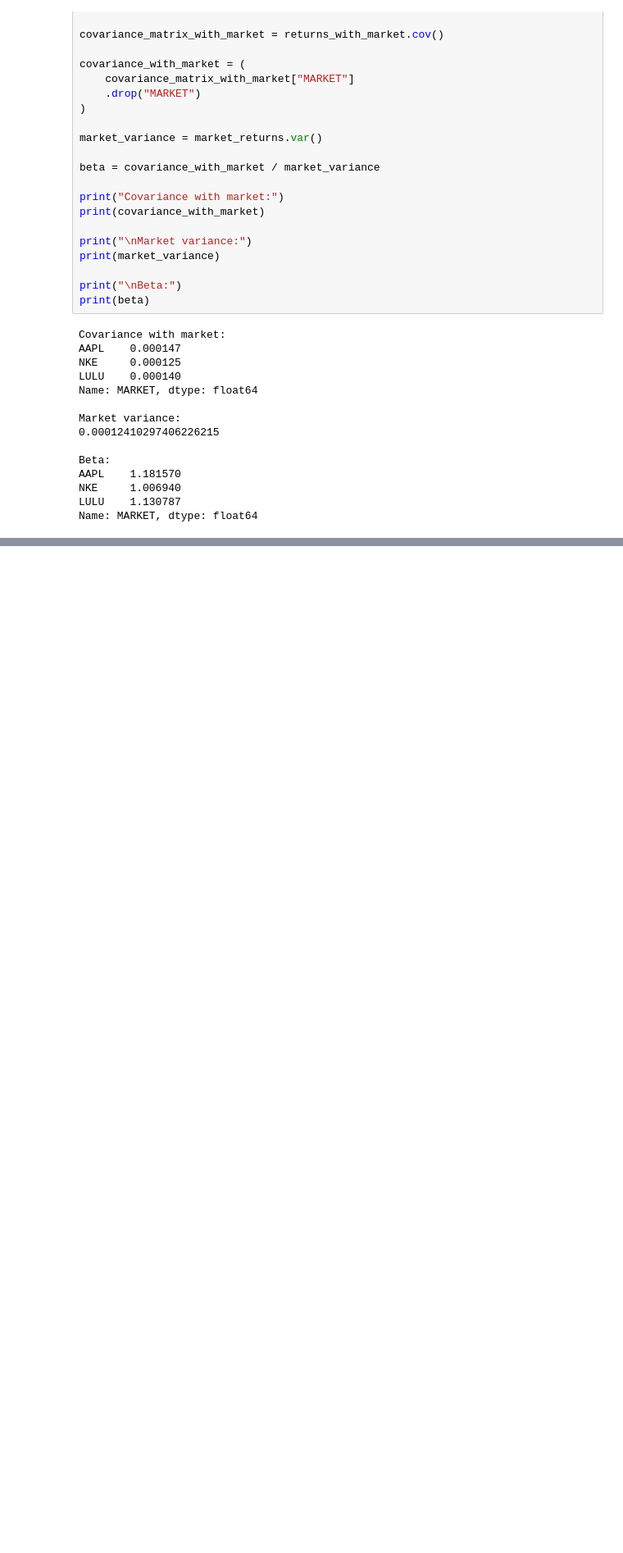
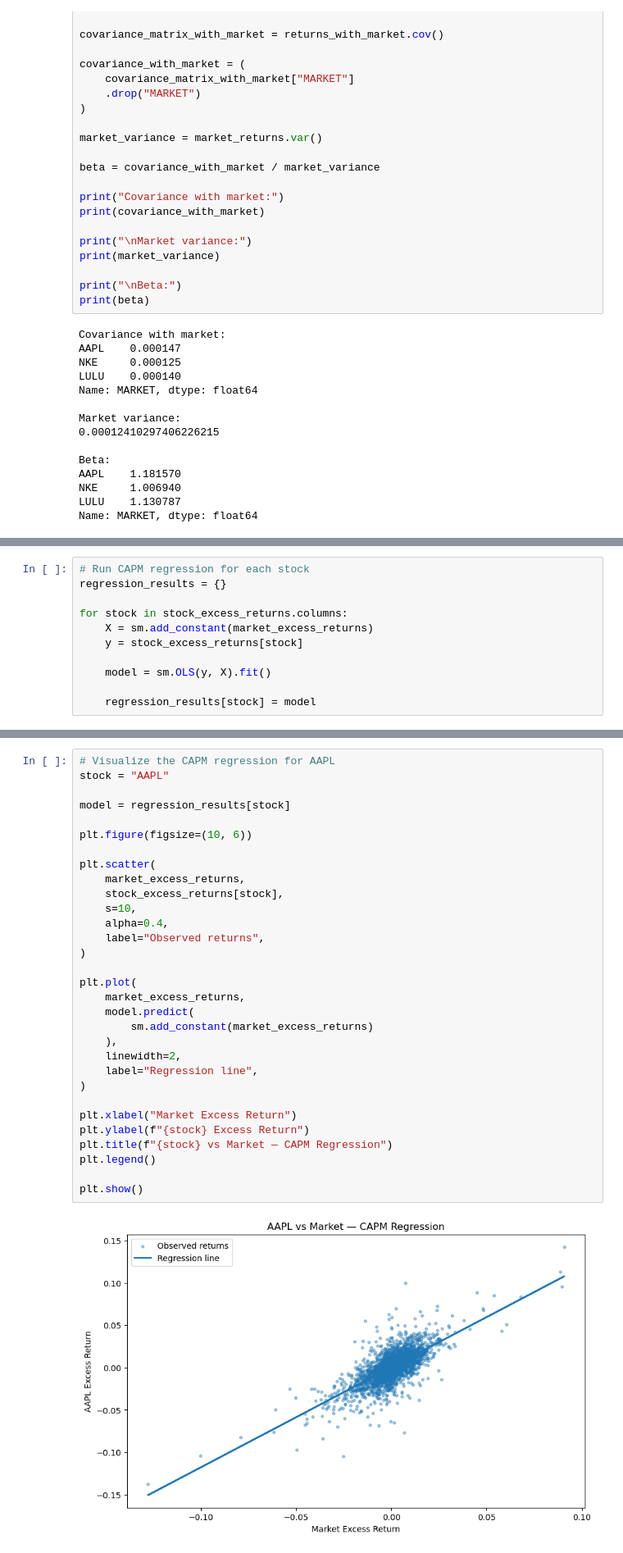
Before and after one commit to Priyansh956/Risk-engine-, a Jupyter notebook: notebooks/main.ipynb, the cells around one changed output, grey strips where cells are left out. Shown at 82% size. Cells and saved outputs as stored; diff of their text form; blank space fills up the shorter version.

```diff
--- a/notebooks/main.ipynb
+++ b/notebooks/main.ipynb
@@ -369,0 +404,11 @@ Name: MARKET, dtype: float64
+# %%
+# Run CAPM regression for each stock
+regression_results = {}
+
+for stock in stock_excess_returns.columns:
+    X = sm.add_constant(market_excess_returns)
+    y = stock_excess_returns[stock]
+
+    model = sm.OLS(y, X).fit()
+
+    regression_results[stock] = model
@@ -369,0 +559,33 @@ Name: MARKET, dtype: float64
+# %%
+# Visualize the CAPM regression for AAPL
+stock = "AAPL"
+
+model = regression_results[stock]
+
+plt.figure(figsize=(10, 6))
+
+plt.scatter(
+    market_excess_returns,
+    stock_excess_returns[stock],
+    s=10,
+    alpha=0.4,
+    label="Observed returns",
+)
+
+plt.plot(
+    market_excess_returns,
+    model.predict(
+        sm.add_constant(market_excess_returns)
+    ),
+    linewidth=2,
+    label="Regression line",
+)
+
+plt.xlabel("Market Excess Return")
+plt.ylabel(f"{stock} Excess Return")
+plt.title(f"{stock} vs Market — CAPM Regression")
+plt.legend()
+
+plt.show()
+# %% [output]
+[figure, added]
```
Also changed, not shown: parts of 9 cells of this notebook.
